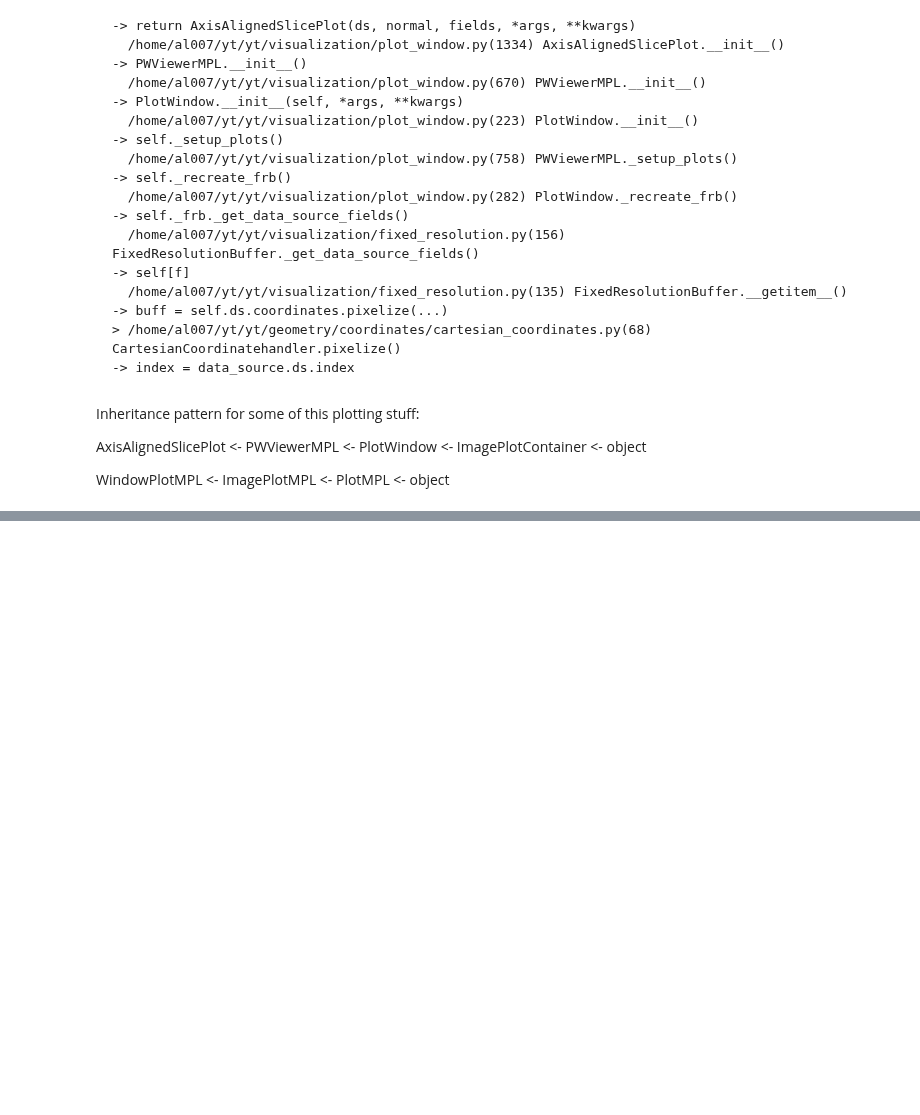
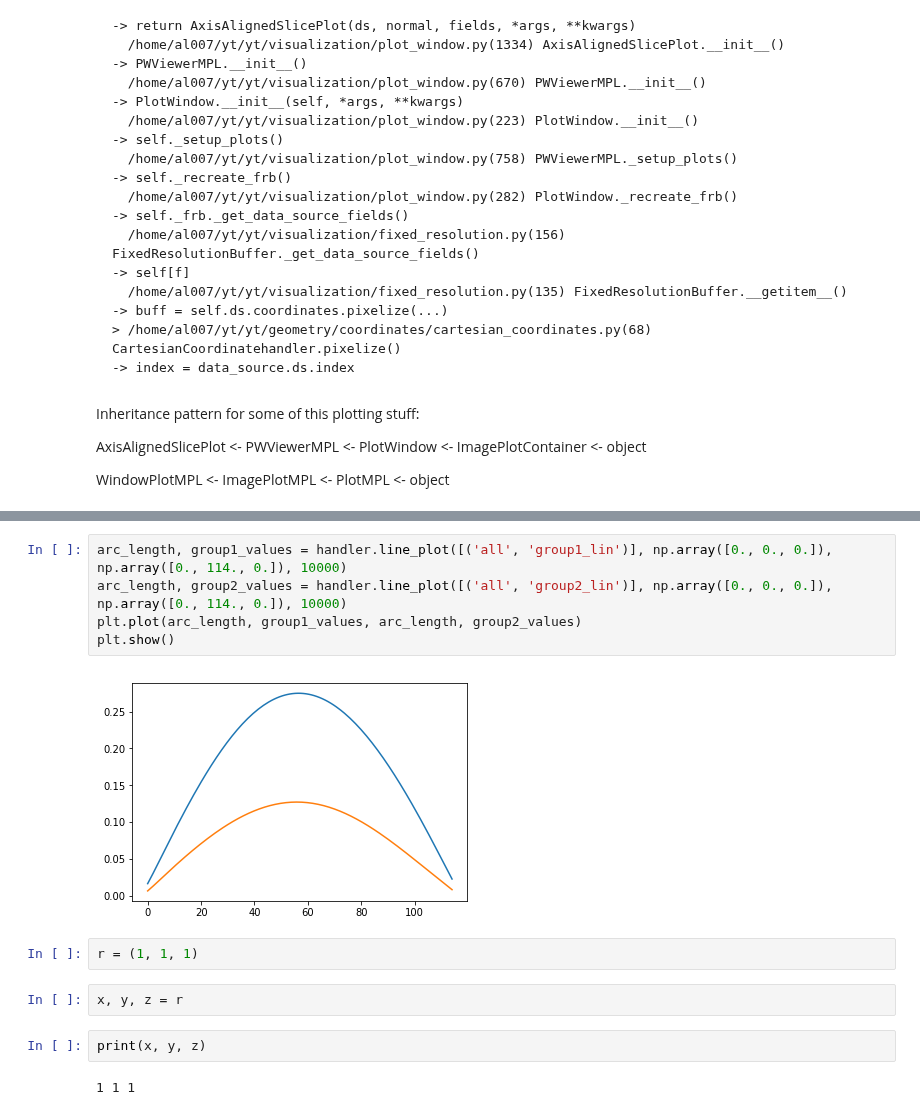
Before and after one commit to JIMMY-KSU/jupyter_notebooks, a Jupyter notebook: yt-dev.ipynb, the cells around one changed output, grey strips where cells are left out. Cells and saved outputs as stored; diff of their text form; blank space fills up the shorter version.

```diff
--- a/yt-dev.ipynb
+++ b/yt-dev.ipynb
@@ -72,0 +98,15 @@ print(lin_length)
+# %%
+arc_length, group1_values = handler.line_plot([('all', 'group1_lin')], np.array([0., 0., 0.]), np.array([0., 114., 0.]), 10000)
+arc_length, group2_values = handler.line_plot([('all', 'group2_lin')], np.array([0., 0., 0.]), np.array([0., 114., 0.]), 10000)
+plt.plot(arc_length, group1_values, arc_length, group2_values)
+plt.show()
+# %% [output]
+[figure, added]
+# %%
+r = (1, 1, 1)
+# %%
+x, y, z = r
+# %%
+print(x, y, z)
+# %% [output]
+1 1 1
```
Also changed, not shown: parts of 6 cells of this notebook.
